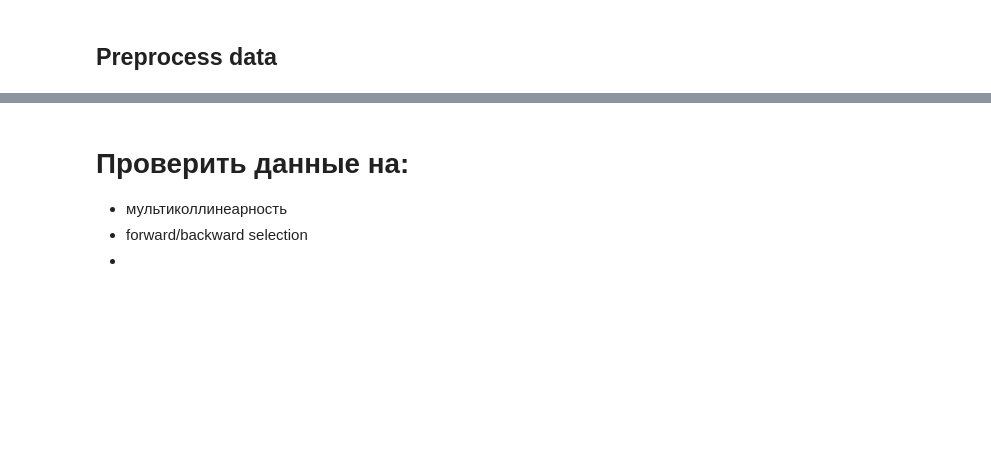
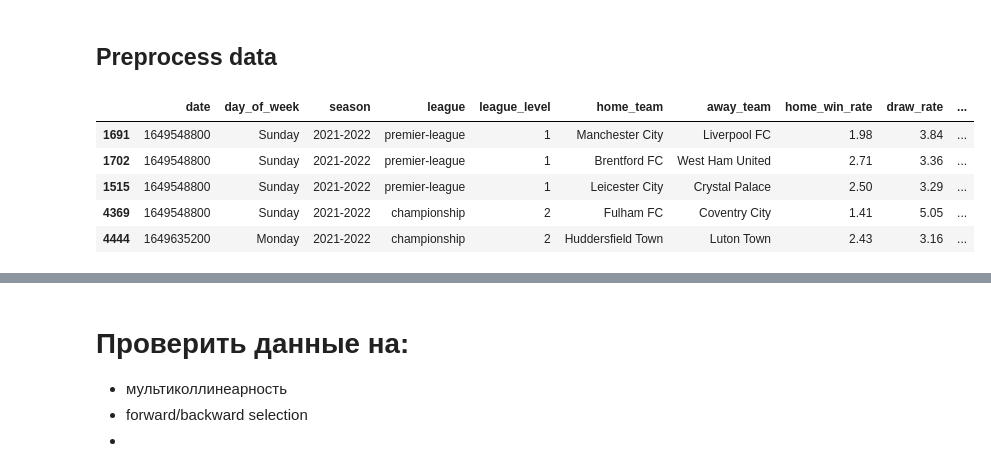
Before and after one commit to macroslav/bets-model, a Jupyter notebook: Bets pipeline.ipynb, the cells around one changed output, grey strips where cells are left out. Saved outputs shown, nothing was run; the diff lists cells and outputs as text; code cells hidden in the pictures; blank space fills up the shorter version.

```diff
--- a/Bets pipeline.ipynb
+++ b/Bets pipeline.ipynb
@@ -16,2 +23,5 @@ from scorer import MoneyScorer
+# %%
+DATA_PATH = 'data/all_england_v2.2.csv'
+FEATURES_PATH = 'data/features.yaml'
 # %% [markdown]
 ## Load data
@@ -21,3 +28,8 @@ raw_test_data = pd.read_csv('data/future.csv')
+# %%
+raw_train_data = pd.read_csv(DATA_PATH)
+
+with open(FEATURES_PATH) as f:
+    all_features_dict = yaml.safe_load(f)
 # %% [markdown]
 ## Preprocess data
 # %%
@@ -25,12 +37,18 @@ def base_data_preprocess(data):
 
     preprocessed_data = data.copy()
 
-    preprocessed_data = preprocessed_data.rename(columns={'away_tem':'away_team'})
     preprocessed_data = preprocessed_data.fillna(1.01)
-    preprocessed_data.date = pd.to_datetime(preprocessed_data.date, format='%d.%m.%Y')
-    preprocessed_data.date = preprocessed_data.date.values.astype(np.int64) // 10 ** 9
+    preprocessed_data['day'] = pd.to_datetime(preprocessed_data.date, format='%d.%m.%Y')
+    preprocessed_data.date = preprocessed_data.day.values.astype(np.int64) // 10 ** 9
     preprocessed_data = preprocessed_data.sort_values(by='date')
-    preprocessed_data = preprocessed_data.drop(columns=['link', 'country', 'league_level', 'time'])
+    preprocessed_data = preprocessed_data.drop(columns=['link', 'country', 'time', 'month'])
     preprocessed_data.loc[preprocessed_data.league == 'premier-league', 'league'] = 'premier-league-2021-2022'
+    preprocessed_data.loc[preprocessed_data.league == 'championship', 'league'] = 'championship-2021-2022'
+    preprocessed_data.loc[:, 'season'] = preprocessed_data.apply(set_season, axis=1)
+    preprocessed_data.loc[:, 'league'] = preprocessed_data.apply(set_league, axis=1)
+
+    # ТЕКУЩАЯ ВЕРСИЯ
+    preprocessed_data.loc[preprocessed_data.league == 'premier-league', 'league_level'] = 1
+
 
     return preprocessed_data
@@ -37,4 +65,11 @@ def base_data_preprocess(data):
 # %%
 train_data = base_data_preprocess(raw_train_data)
 
-test_data = train_data.tail(20)
+train_data.tail()
+# %% [output]
+|  | date | day_of_week | season | league | league_level | home_team | away_team | home_win_rate | draw_rate | ... |
+| 1691 | 1649548800 | Sunday | 2021-2022 | premier-league | 1 | Manchester City | Liverpool FC | 1.98 | 3.84 | ... |
+| 1702 | 1649548800 | Sunday | 2021-2022 | premier-league | 1 | Brentford FC | West Ham United | 2.71 | 3.36 | ... |
+| 1515 | 1649548800 | Sunday | 2021-2022 | premier-league | 1 | Leicester City | Crystal Palace | 2.50 | 3.29 | ... |
+| 4369 | 1649548800 | Sunday | 2021-2022 | championship | 2 | Fulham FC | Coventry City | 1.41 | 5.05 | ... |
+| 4444 | 1649635200 | Monday | 2021-2022 | championship | 2 | Huddersfield Town | Luton Town | 2.43 | 3.16 | ... |
```
Also changed, not shown: parts of 65 cells of this notebook, 7 other files.
